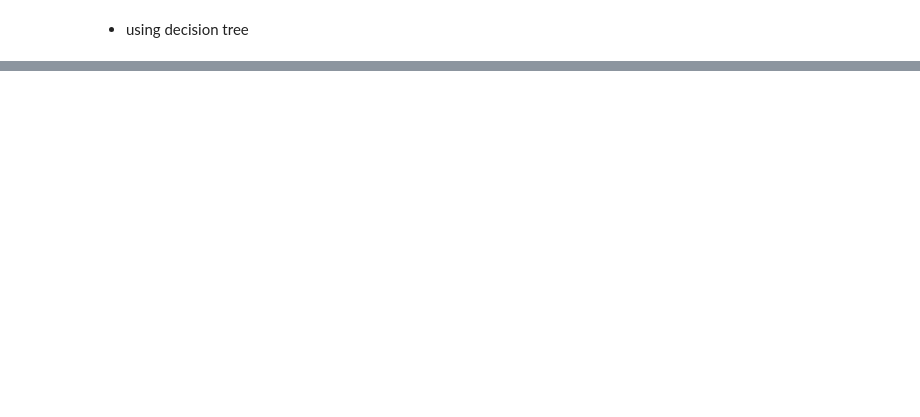
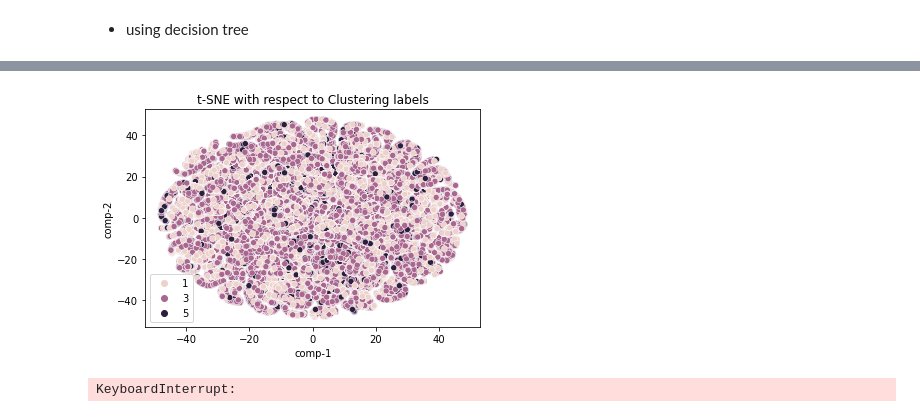
Before and after one commit to alicewuhhh/Health-Survey-Risk-Factors, a Jupyter notebook: Final_Project_Health_Survey_Risk.ipynb, the cells around one changed output, grey strips where cells are left out. Saved outputs shown, nothing was run; the diff lists cells and outputs as text; code cells hidden in the pictures; blank space fills up the shorter version.

```diff
--- a/Final_Project_Health_Survey_Risk.ipynb
+++ b/Final_Project_Health_Survey_Risk.ipynb
@@ -331,0 +532,16 @@ weighted avg       0.56      0.56      0.54     84821
+# %%
+from sklearn.manifold import TSNE
+import seaborn as sns
+tsne = TSNE(n_components=2, random_state=123)
+z = tsne.fit_transform(train_x)
+
+df = pd.DataFrame()
+df["y"] = train_y
+df["comp-1"] = z[:,0]
+df["comp-2"] = z[:,1]
+
+sns.scatterplot(x="comp-1", y="comp-2", hue=df.y.tolist(),
+                data=df).set(title="t-SNE with respect to Clustering labels")
+plt.show()
+# %% [output]
+[figure, added]
@@ -331,0 +576,15 @@ weighted avg       0.56      0.56      0.54     84821
+# %%
+from sklearn.model_selection import validation_curve
+param_range = np.arange(1, 250, 2)
+
+train_scores, test_scores = validation_curve(RandomForestClassifier(),
+                                  train_x, train_y, param_name="n_estimators", param_range=param_range,
+                                  cv=4, scoring="accuracy", n_jobs=-1)
+
+train_mean = np.mean(train_scores, axis=1)
+train_std = np.std(train_scores, axis=1)
+
+test_mean = np.mean(test_scores, axis=1)
+test_std = np.std(test_scores, axis=1)
+# %% [output]
+KeyboardInterrupt:
```
Also changed, not shown: parts of 44 cells of this notebook.
